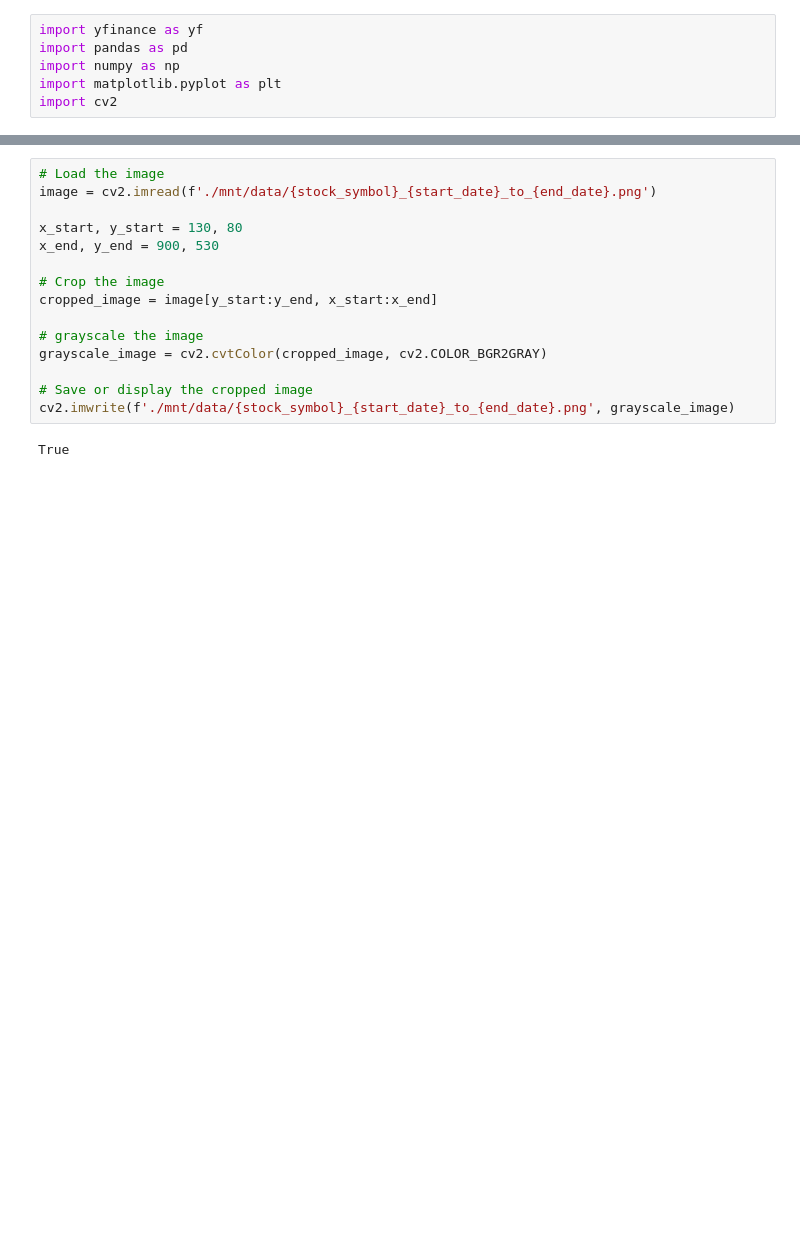
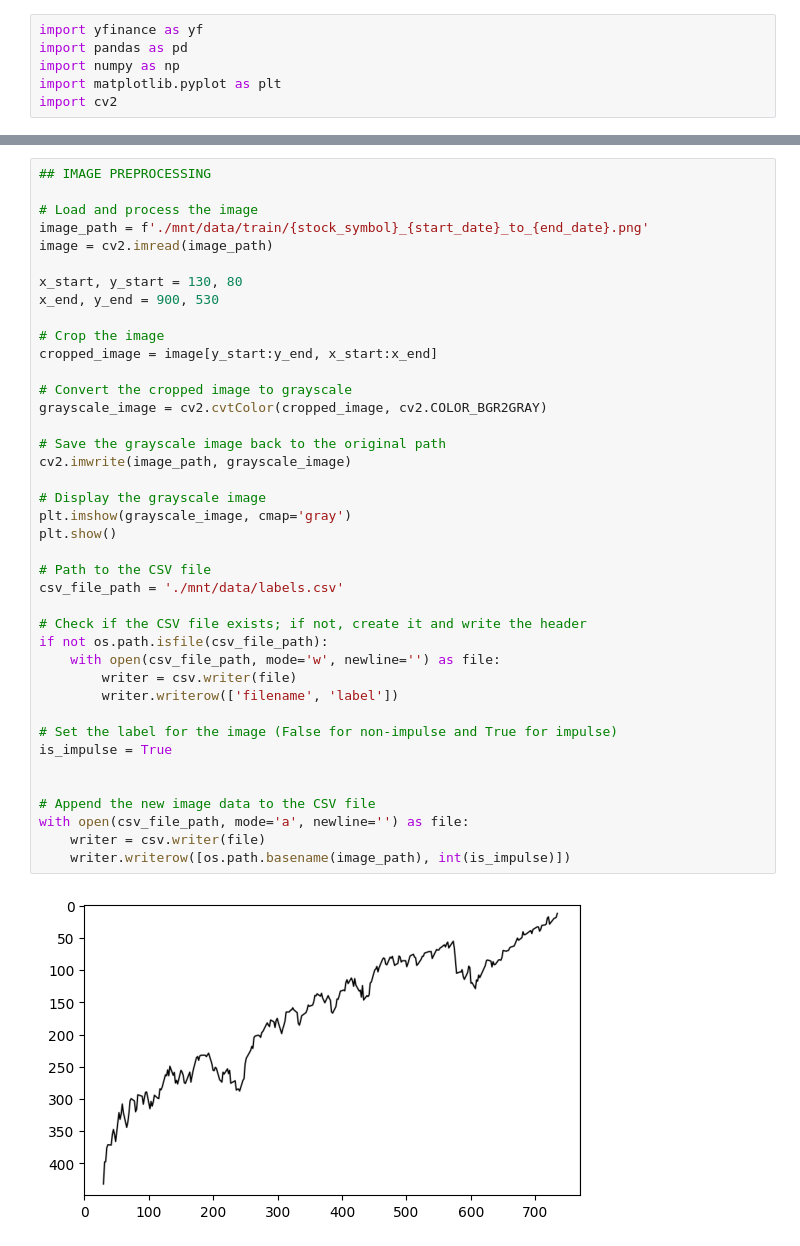
Before and after one commit to A-J-Financial-Solutions/EW_Dataset, a Jupyter notebook: Elliott Wave Dataset.ipynb, the cells around one changed output, grey strips where cells are left out. Saved outputs shown, nothing was run; the diff lists cells and outputs as text; blank space fills up the shorter version.

Commit message:
added data labels and option to add non-impulse

```diff
--- a/Elliott Wave Dataset.ipynb
+++ b/Elliott Wave Dataset.ipynb
@@ -40,18 +41,43 @@ plt.savefig(f'./mnt/data/{stock_symbol}_{start_date}_to_{end_date}.png')
 plt.close()
 # %%
-# Load the image
-image = cv2.imread(f'./mnt/data/{stock_symbol}_{start_date}_to_{end_date}.png')
+## IMAGE PREPROCESSING
+
+# Load and process the image
+image_path = f'./mnt/data/train/{stock_symbol}_{start_date}_to_{end_date}.png'
+image = cv2.imread(image_path)
 
 x_start, y_start = 130, 80
 x_end, y_end = 900, 530
 
 # Crop the image
 cropped_image = image[y_start:y_end, x_start:x_end]
 
-# grayscale the image
+# Convert the cropped image to grayscale
 grayscale_image = cv2.cvtColor(cropped_image, cv2.COLOR_BGR2GRAY)
 
-# Save or display the cropped image
-cv2.imwrite(f'./mnt/data/{stock_symbol}_{start_date}_to_{end_date}.png', grayscale_image)
+# Save the grayscale image back to the original path
+cv2.imwrite(image_path, grayscale_image)
+
+# Display the grayscale image
+plt.imshow(grayscale_image, cmap='gray')
+plt.show()
+
+# Path to the CSV file
+csv_file_path = './mnt/data/labels.csv'
+
+# Check if the CSV file exists; if not, create it and write the header
+if not os.path.isfile(csv_file_path):
+    with open(csv_file_path, mode='w', newline='') as file:
+        writer = csv.writer(file)
+        writer.writerow(['filename', 'label'])
+
+# Set the label for the image (False for non-impulse and True for impulse)
+is_impulse = True
+
+
+# Append the new image data to the CSV file
+with open(csv_file_path, mode='a', newline='') as file:
+    writer = csv.writer(file)
+    writer.writerow([os.path.basename(image_path), int(is_impulse)])
 # %% [output]
-True
+[figure, added]
```
Also changed, not shown: parts of 2 cells of this notebook, 4 other files.
